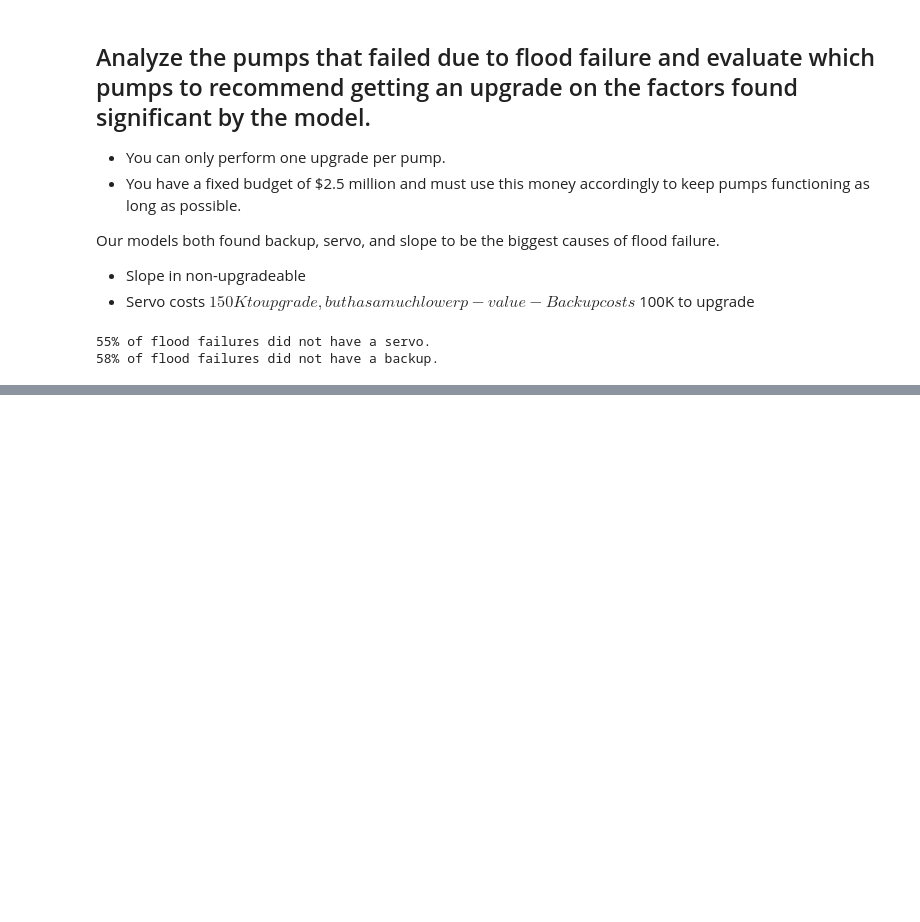
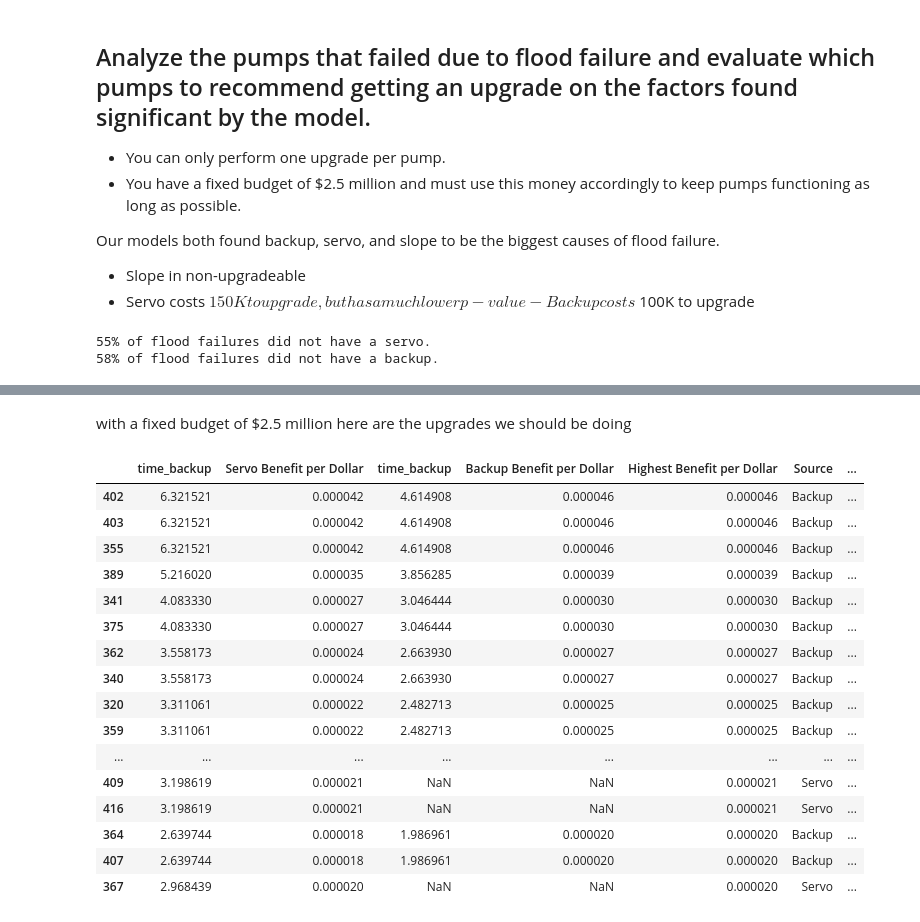
Before and after one commit to SterlingHayden/Survival-Analysis, a Jupyter notebook: HW/HW-02/HW-02.ipynb, the cells around one changed output, grey strips where cells are left out. Drawn from its saved outputs; the diff is of its cells as text; code cells hidden in the pictures; blank space fills up the shorter version.

```diff
--- a/HW/HW-02/HW-02.ipynb
+++ b/HW/HW-02/HW-02.ipynb
@@ -289,0 +337,20 @@ print(f"{1-df_flood[(df_flood['flood']==1)]['backup'].mean():.0%}", "of flood fa
+# %%
+df_historic_fail_backup = df_historic[(df_historic['backup'] == 0) & (df_historic['flood'] == 1)]
+
+# Create a copy for the upgraded scenario with 'backup' set to 1
+df_historic_fail_backup_upgrade = df_historic_fail_backup.copy()
+df_historic_fail_backup_upgrade['backup'] = 1
+# %%
+# Predict the survival function for the non-upgraded backup (backup = 0)
+nonupgraded_backup = aft_Weibull.predict_survival_function(df_historic_fail_backup)
+
+# Predict the survival function for the upgraded backup (backup = 1)
+upgraded_backup = aft_Weibull.predict_survival_function(df_historic_fail_backup_upgrade)
+
+# Calculate the difference between the upgraded and non-upgraded survival functions
+survival_diff = upgraded_backup - nonupgraded_backup
+
+# Sum the differences across time and sort in descending order
+backup_time_diff = survival_diff.sum().sort_values(ascending=False)
+backup_time_diff_df = pd.DataFrame(backup_time_diff)
+backup_time_diff_df
@@ -289,0 +378,15 @@ print(f"{1-df_flood[(df_flood['flood']==1)]['backup'].mean():.0%}", "of flood fa
+# %%
+servo_cost = 150000
+backup_cost = 100000
+
+# Calculate the benefit per dollar for each upgrade type and add them as new columns
+servo_time_diff_df['Servo Benefit per Dollar'] = servo_time_diff / servo_cost
+backup_time_diff_df['Backup Benefit per Dollar'] = backup_time_diff / backup_cost
+combined_df = pd.concat([servo_time_diff_df, backup_time_diff_df], axis=1)
+combined_df.rename(columns={
+    combined_df.columns[0]: 'time_servo',
+    combined_df.columns[1]: 'Servo Benefit per Dollar',
+    combined_df.columns[2]: 'time_backup',
+    combined_df.columns[3]: 'Backup Benefit per Dollar'
+}, inplace=True)
+combined_df
@@ -289,0 +407,8 @@ print(f"{1-df_flood[(df_flood['flood']==1)]['backup'].mean():.0%}", "of flood fa
+# %%
+combined_df['Highest Benefit per Dollar'] = combined_df[['Servo Benefit per Dollar', 'Backup Benefit per Dollar']].max(axis=1)
+combined_df['Source'] = np.where(combined_df['Highest Benefit per Dollar'] == combined_df['Servo Benefit per Dollar'], 'Servo', 'Backup')
+combined_df_sorted = combined_df.sort_values(by='Highest Benefit per Dollar', ascending=False)
+combined_df_sorted['Upgrade Cost'] = np.where(combined_df_sorted['Source'] == 'Servo', servo_cost, backup_cost)
+# Add a column for the running total of the cost
+combined_df_sorted['Running Total Cost'] = combined_df_sorted['Upgrade Cost'].cumsum()
+combined_df_sorted
@@ -289,0 +429,22 @@ print(f"{1-df_flood[(df_flood['flood']==1)]['backup'].mean():.0%}", "of flood fa
+# %% [markdown]
+with a fixed budget of $2.5 million here are the upgrades we should be doing
+# %%
+combined_df_sorted[combined_df_sorted['Running Total Cost']<=2500000]
+# %% [output]
+|  | time_backup | Servo Benefit per Dollar | time_backup | Backup Benefit per Dollar | Highest Benefit per Dollar | Source | ... |
+| 402 | 6.321521 | 0.000042 | 4.614908 | 0.000046 | 0.000046 | Backup | ... |
+| 403 | 6.321521 | 0.000042 | 4.614908 | 0.000046 | 0.000046 | Backup | ... |
+| 355 | 6.321521 | 0.000042 | 4.614908 | 0.000046 | 0.000046 | Backup | ... |
+| 389 | 5.216020 | 0.000035 | 3.856285 | 0.000039 | 0.000039 | Backup | ... |
+| 341 | 4.083330 | 0.000027 | 3.046444 | 0.000030 | 0.000030 | Backup | ... |
+| 375 | 4.083330 | 0.000027 | 3.046444 | 0.000030 | 0.000030 | Backup | ... |
+| 362 | 3.558173 | 0.000024 | 2.663930 | 0.000027 | 0.000027 | Backup | ... |
+| 340 | 3.558173 | 0.000024 | 2.663930 | 0.000027 | 0.000027 | Backup | ... |
+| 320 | 3.311061 | 0.000022 | 2.482713 | 0.000025 | 0.000025 | Backup | ... |
+| 359 | 3.311061 | 0.000022 | 2.482713 | 0.000025 | 0.000025 | Backup | ... |
+| ... | ... | ... | ... | ... | ... | ... | ... |
+| 409 | 3.198619 | 0.000021 | NaN | NaN | 0.000021 | Servo | ... |
+| 416 | 3.198619 | 0.000021 | NaN | NaN | 0.000021 | Servo | ... |
+| 364 | 2.639744 | 0.000018 | 1.986961 | 0.000020 | 0.000020 | Backup | ... |
+| 407 | 2.639744 | 0.000018 | 1.986961 | 0.000020 | 0.000020 | Backup | ... |
+| 367 | 2.968439 | 0.000020 | NaN | NaN | 0.000020 | Servo | ... |
```
Also changed, not shown: parts of 16 cells of this notebook.
